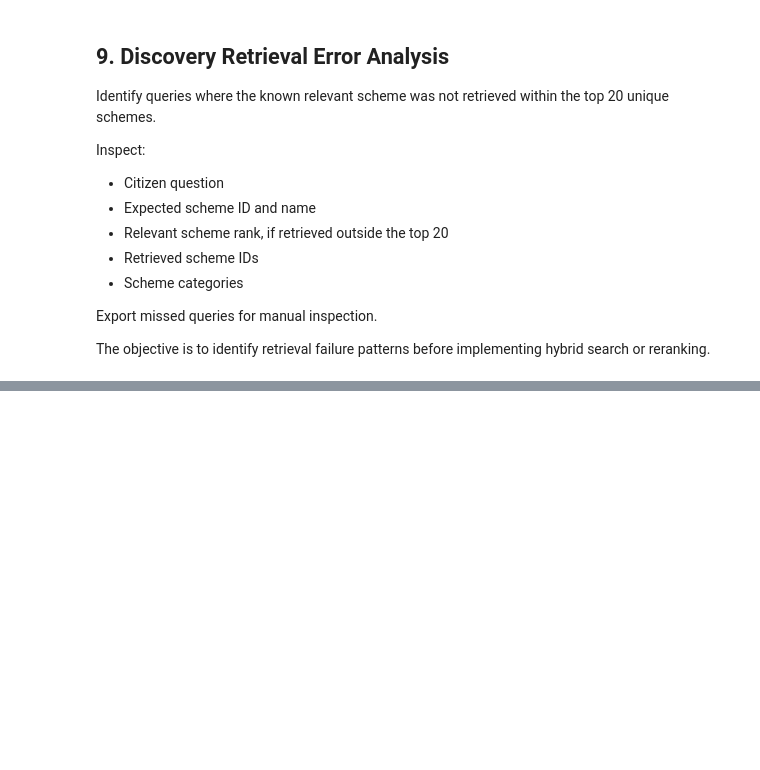
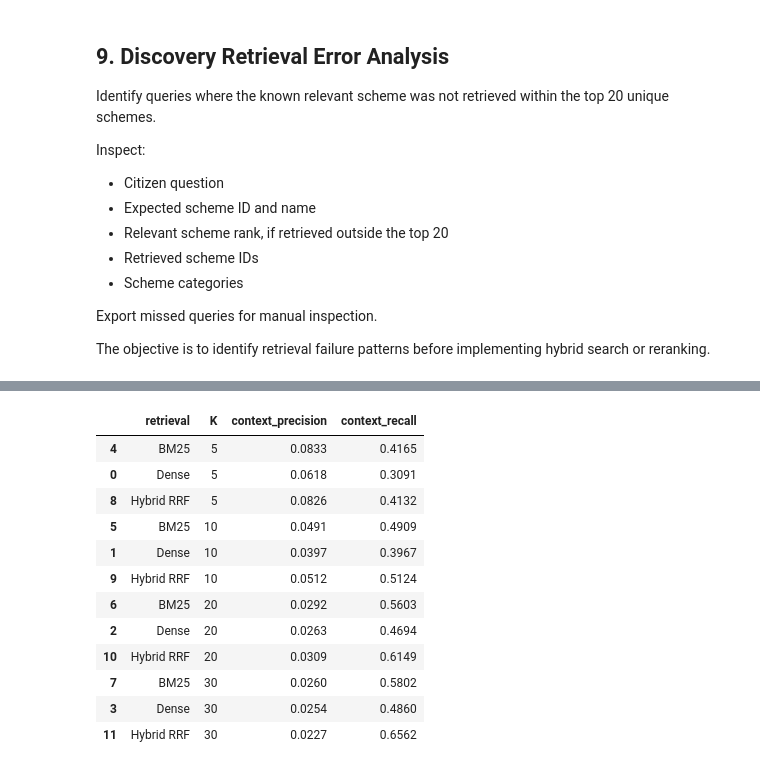
Before and after one commit to devendraaa/SEVA_Ai, a Jupyter notebook: notebooks/Exp_02_RAG/08_retrieval_evaluation.ipynb, the cells around one changed output, grey strips where cells are left out. Saved outputs shown, nothing was run; the diff lists cells and outputs as text; code cells hidden in the pictures; blank space fills up the shorter version.

```diff
--- a/notebooks/Exp_02_RAG/08_retrieval_evaluation.ipynb
+++ b/notebooks/Exp_02_RAG/08_retrieval_evaluation.ipynb
@@ -770,0 +1138,92 @@ display(
+# %%
+# Evaluate Dense retrieval using the same Ragas metrics
+dense_ragas_results = []
+
+for _, row in retrieval_df.iterrows():
+
+    for k in RAGAS_K_VALUES:
+
+        sample = SingleTurnSample(
+            retrieved_context_ids=row["ranked_scheme_ids"][:k],
+            reference_context_ids=row["relevant_scheme_ids"]
+        )
+
+        precision = await id_precision.single_turn_ascore(sample)
+        recall = await id_recall.single_turn_ascore(sample)
+
+        dense_ragas_results.append({
+            "test_id": row["test_id"],
+            "K": k,
+            "context_precision": float(precision),
+            "context_recall": float(recall)
+        })
+
+dense_ragas_df = pd.DataFrame(dense_ragas_results)
+
+dense_ragas_summary = (
+    dense_ragas_df
+    .groupby("K")
+    .agg(
+        context_precision=("context_precision", "mean"),
+        context_recall=("context_recall", "mean")
+    )
+    .reset_index()
+)
+
+# Standardize all three summaries
+dense_comparison = dense_ragas_summary.copy()
+dense_comparison["retrieval"] = "Dense"
+
+bm25_comparison = bm25_ragas_summary.copy()
+bm25_comparison["retrieval"] = "BM25"
+
+hybrid_comparison = hybrid_ragas_summary.copy()
+hybrid_comparison["retrieval"] = "Hybrid RRF"
+
+# Combine
+final_comparison = pd.concat(
+    [
+        dense_comparison,
+        bm25_comparison,
+        hybrid_comparison
+    ],
+    ignore_index=True
+)
+
+final_comparison = final_comparison[
+    ["retrieval", "K", "context_precision", "context_recall"]
+].sort_values(["K", "retrieval"])
+
+display(
+    final_comparison.style.format({
+        "context_precision": "{:.4f}",
+        "context_recall": "{:.4f}"
+    })
+)
+
+# Save comparison
+final_comparison.to_csv(
+    RESULTS_DIR / "dense_bm25_hybrid_comparison.csv",
+    index=False
+)
+
+dense_ragas_df.to_csv(
+    RESULTS_DIR / "dense_ragas_per_query.csv",
+    index=False
+)
+
+print("Final comparison completed.")
+# %% [output]
+|  | retrieval | K | context_precision | context_recall |
+| 4 | BM25 | 5 | 0.0833 | 0.4165 |
+| 0 | Dense | 5 | 0.0618 | 0.3091 |
+| 8 | Hybrid RRF | 5 | 0.0826 | 0.4132 |
+| 5 | BM25 | 10 | 0.0491 | 0.4909 |
+| 1 | Dense | 10 | 0.0397 | 0.3967 |
+| 9 | Hybrid RRF | 10 | 0.0512 | 0.5124 |
+| 6 | BM25 | 20 | 0.0292 | 0.5603 |
+| 2 | Dense | 20 | 0.0263 | 0.4694 |
+| 10 | Hybrid RRF | 20 | 0.0309 | 0.6149 |
+| 7 | BM25 | 30 | 0.0260 | 0.5802 |
+| 3 | Dense | 30 | 0.0254 | 0.4860 |
+| 11 | Hybrid RRF | 30 | 0.0227 | 0.6562 |
```
Also changed, not shown: parts of 30 cells of this notebook, 15 other files.
